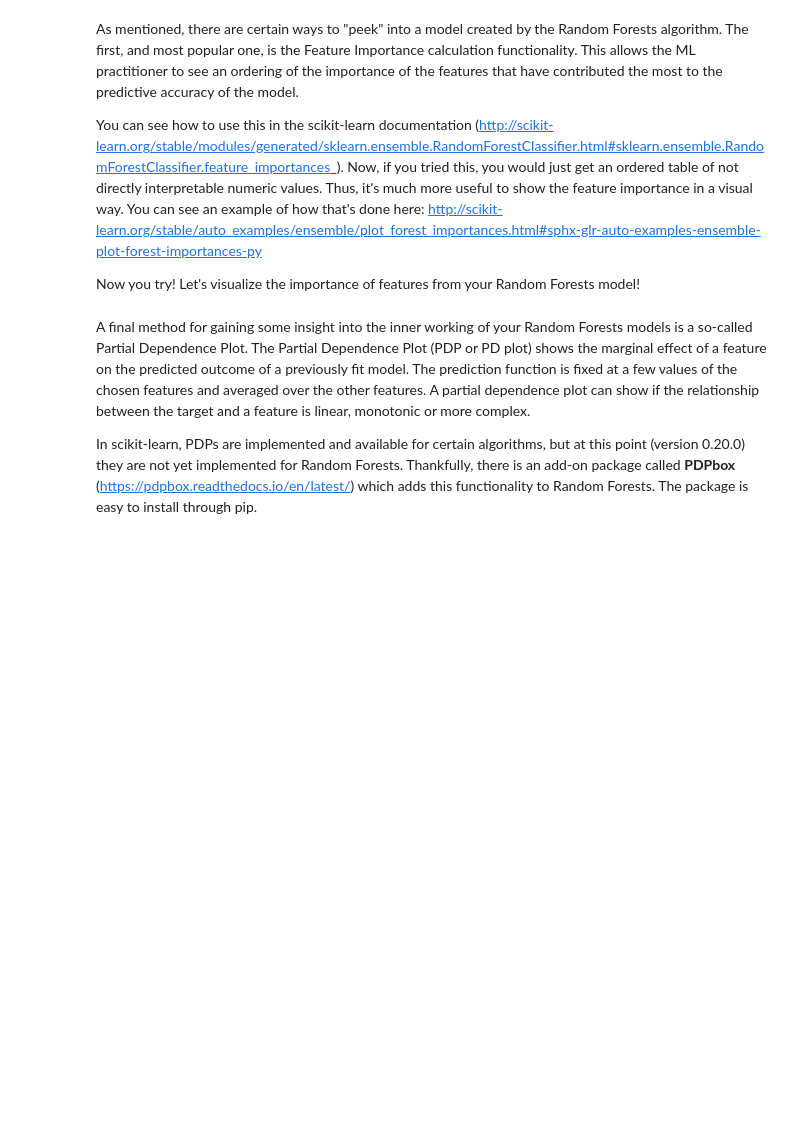
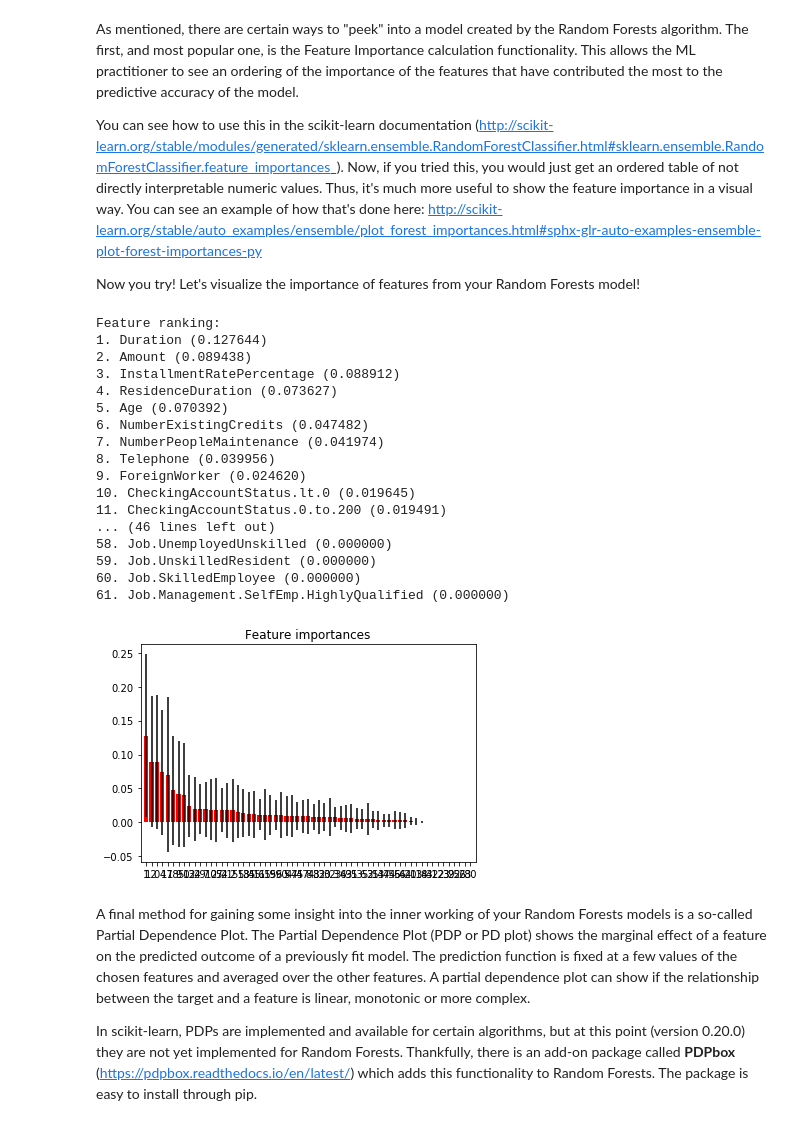
Before and after one commit to apop08/aic-projects-public, a Jupyter notebook: unit-8-tree-based-algorithms/Mini_Project_Tree-Based_Algorithms.ipynb, the cells around one changed output. Saved outputs shown, nothing was run; the diff lists cells and outputs as text; code cells hidden in the pictures; blank space fills up the shorter version.

Commit message:
tree based stuff need to finish it still

```diff
--- a/unit-8-tree-based-algorithms/Mini_Project_Tree-Based_Algorithms.ipynb
+++ b/unit-8-tree-based-algorithms/Mini_Project_Tree-Based_Algorithms.ipynb
@@ -65,4 +67,4 @@ Index(['Duration', 'Amount', 'InstallmentRatePercentage', 'ResidenceDuration',
 labels = df.Class
 df = df.drop("Class", axis = 1)
 # %%
-X_train, X_test, y_train, y_test = train_test_split(df, labels, test_size=0.50, random_state=42)
+X_train, X_test, y_train, y_test = train_test_split(df, labels, test_size=0.70, random_state=42)
@@ -71,0 +71,5 @@ clf = clf.fit(X_train, y_train)
+# %%
+parameters = {'min_samples_split' : range(50,110,5),'max_depth': range(1,7,1)}
+clf_tree = DecisionTreeClassifier()
+clf = GridSearchCV(clf_tree, parameters, cv = 5)
+clf.fit(X_train, y_train)
@@ -185,0 +143,12 @@ from sklearn.ensemble import RandomForestClassifier
+# %%
+# Your code here! :)
+parameters = {'bootstrap': [True],
+    'max_depth': range(3, 5),
+    'max_features': range(7, 10),
+    'min_samples_leaf': [1],
+    'min_samples_split': [3],
+    'n_estimators': range(23, 26, 1)
+}
+clf_tree = RandomForestClassifier()
+clf = GridSearchCV(clf_tree, parameters, cv = 10)
+clf.fit(X_train, y_train)
@@ -194,3 +189,42 @@ Now you try! Let's visualize the importance of features from your Random Forests
+# %%
+importances = clf.best_estimator_.feature_importances_
+std = np.std([tree.feature_importances_ for tree in clf.best_estimator_],
+             axis=0)
+indices = np.argsort(importances)[::-1]
+
+# Print the feature ranking
+print("Feature ranking:")
+
+for f in range(X_train.shape[1]):
+    print("%d. %s (%f)" % (f + 1, df.columns.values.tolist()[f], importances[indices[f]]))
+
+# Plot the feature importances of the forest
+plt.figure()
+plt.title("Feature importances")
+plt.bar(range(X_train.shape[1]), importances[indices],
+       color="r", yerr=std[indices], align="center")
+plt.xticks(range(X_train.shape[1]), indices)
+plt.xlim([-1, X_train.shape[1]])
+plt.show()
+# %% [output]
+Feature ranking:
+1. Duration (0.127644)
+2. Amount (0.089438)
+3. InstallmentRatePercentage (0.088912)
+4. ResidenceDuration (0.073627)
+5. Age (0.070392)
+6. NumberExistingCredits (0.047482)
+7. NumberPeopleMaintenance (0.041974)
+8. Telephone (0.039956)
+9. ForeignWorker (0.024620)
+10. CheckingAccountStatus.lt.0 (0.019645)
+11. CheckingAccountStatus.0.to.200 (0.019491)
+... (46 lines left out)
+58. Job.UnemployedUnskilled (0.000000)
+59. Job.UnskilledResident (0.000000)
+60. Job.SkilledEmployee (0.000000)
+61. Job.Management.SelfEmp.HighlyQualified (0.000000)
+[figure, added]
 # %% [markdown]
 A final method for gaining some insight into the inner working of your Random Forests models is a so-called Partial Dependence Plot. The Partial Dependence Plot (PDP or PD plot) shows the marginal effect of a feature on the predicted outcome of a previously fit model. The prediction function is fixed at a few values of the chosen features and averaged over the other features. A partial dependence plot can show if the relationship between the target and a feature is linear, monotonic or more complex.
 
```
Also changed, not shown: parts of 23 cells of this notebook.
